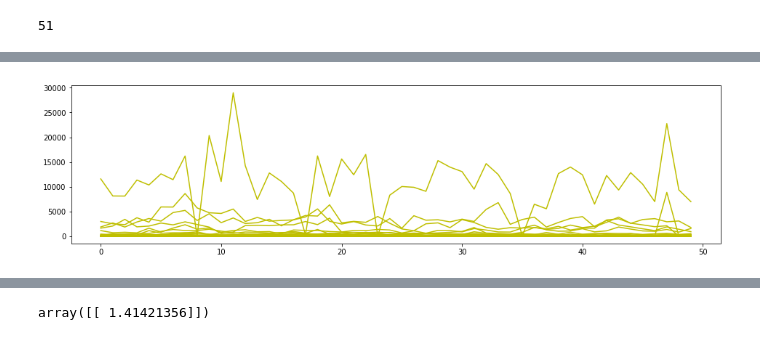
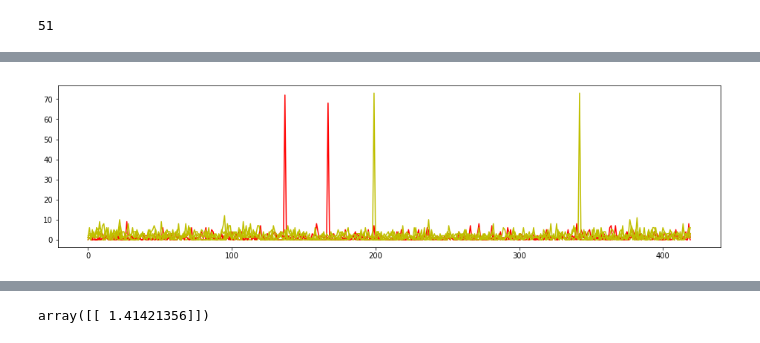
Before and after one commit to vslovik/dm, a Jupyter notebook: time_series/killbill5.ipynb, the cells around one changed output, grey strips where cells are left out. Cells and saved outputs as stored; diff of their text form; code cells hidden in the pictures.

Commit message:
time series

```diff
--- a/time_series/killbill5.ipynb
+++ b/time_series/killbill5.ipynb
@@ -75,6 +75,7 @@ my_series = pd.DataFrame()
 s = pd.pivot_table(states,index=["State", "Date"], values=["Incident"], aggfunc=[np.sum])
 
 for i in range(0,51):
+    print(i)
     state = states_list[i]
     x = s.query('State == ["{}"]'.format(state))
     x = x.reset_index()
@@ -85,6 +86,6 @@ for i in range(0,51):
     x = x.fillna(0)
     my_series[state] = pd.Series(x['Incident'].values)
 
-my_series = my_series[:50]
+# my_series = my_series[:50]
 my_series.head()
 # %% [output]
@@ -119,3 +137,10 @@ Index(['North Dakota', 'Vermont', 'South Dakota', 'Montana', 'Wyoming',
        'Maryland', 'Pennsylvania', 'Michigan', 'Texas', 'Illinois',
        'California', 'New York', 'Florida'],
       dtype='object')
+# %%
+l = len(states)
+dd1 = np.zeros((l, l))
+for x in range(l):
+    for y in range(l):
+        print('{}-{}'.format(x,y))
+        dd1[x][y] = dtw(my_series[states[x]],my_series[states[y]],distance)[0] if y > x else -1
@@ -122,6 +165,6 @@ Index(['North Dakota', 'Vermont', 'South Dakota', 'Montana', 'Wyoming',
 # %%
-%%time
-l = len(states)
-dd1 = [ [ (dtw(my_series[states[x]],my_series[states[y]],distance)[0] if y > x else -1)  for y in range(l) ]
-       for x in range(l) ]
-dd1
+# %%time
+# l = len(states)
+# dd1 = [ [ (dtw(my_series[states[x]],my_series[states[y]],distance)[0] if y > x else -1)  for y in range(l) ]
+#        for x in range(l) ]
+# dd1
@@ -259,7 +298,7 @@ pos = mds.fit(dd2)
 print ("Stress value: ", pos.stress_)
 
 # Assign colors based on clusters
-db = DBSCAN(eps=0.42, min_samples=2, metric='precomputed').fit(dd2)
+db = DBSCAN(eps=0.31, min_samples=2, metric='precomputed').fit(dd2)
 cols = ['lightgray', 'red', 'green', 'orange', 'blue']
 cc = [ cols[l+1] for l in db.labels_]
 plt.scatter(pos.embedding_.T[0], pos.embedding_.T[1], color=cc, s=120)
@@ -270,6 +319,10 @@ Stress value:  6779344.68348
 # %%
+i = 0
 for i in range(len(db.labels_)):
-    plt.plot(my_series[states[i]],'y-')
+    plt.plot(my_series[states[i]],'r-' if db.labels_[i]==0 else 'y-')
+    if i > 5:
+        break;
+    i += 1
 plt.show()
 # %% [output]
-[figure, old version]
+[figure, new version]
```
Also changed, not shown: parts of 19 cells of this notebook, 1 other file.
